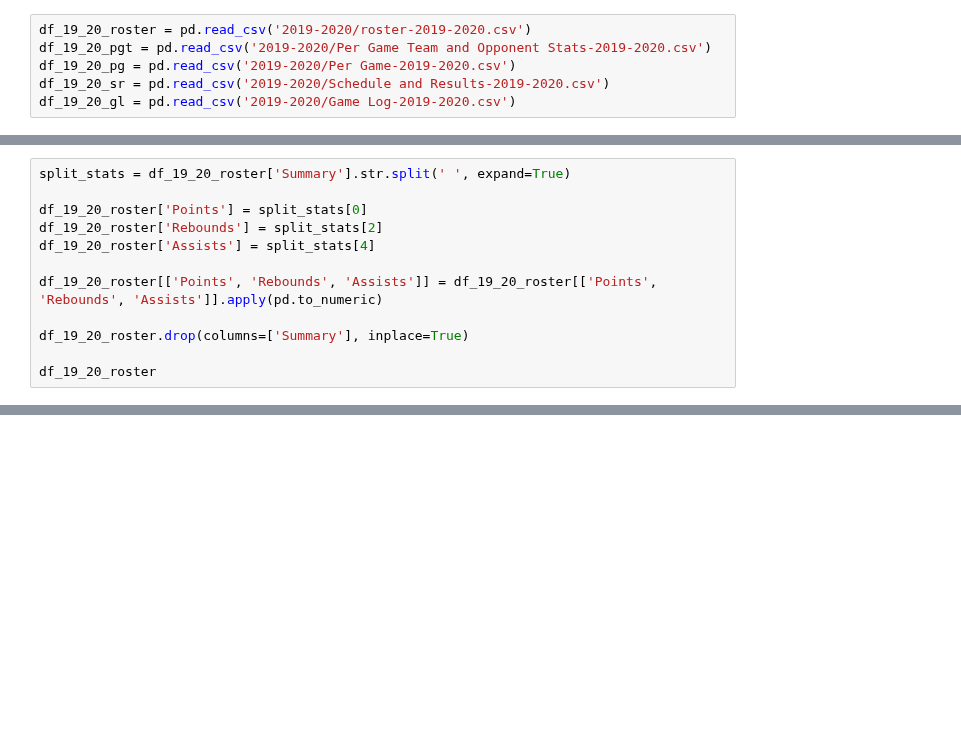
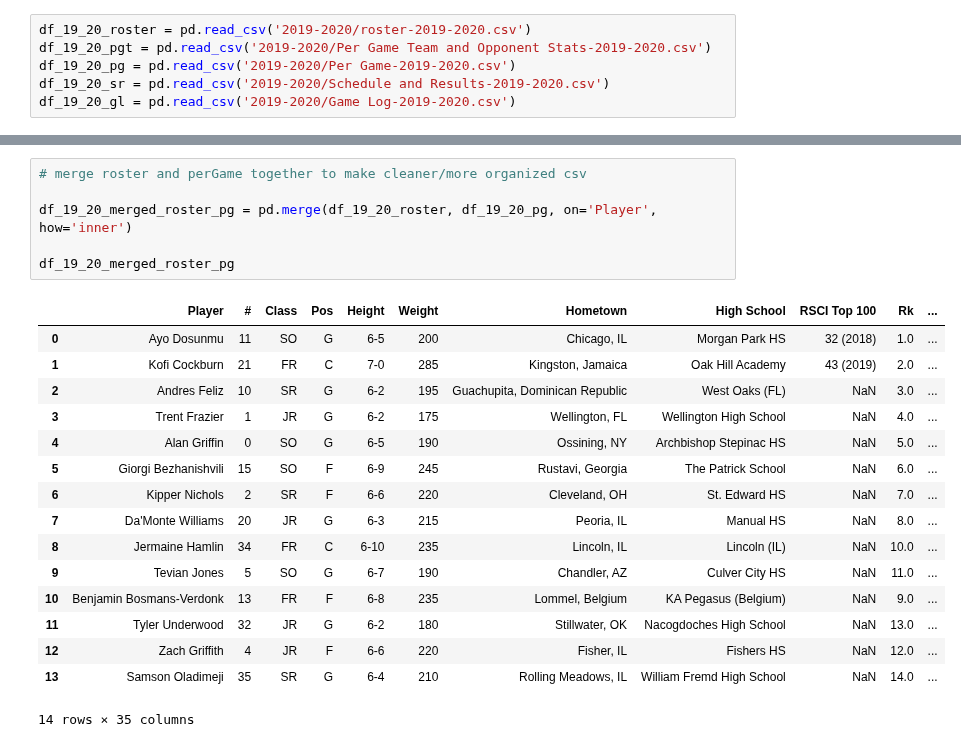
Before and after one commit to isaac-turk/DataDiveFa24, a Jupyter notebook: Chris-S-Cleaning.ipynb, the cells around one changed output, grey strips where cells are left out. Saved outputs shown, nothing was run; the diff lists cells and outputs as text; blank space fills up the shorter version.

Commit message:
combined roster and pergame

```diff
--- a/Chris-S-Cleaning.ipynb
+++ b/Chris-S-Cleaning.ipynb
@@ -29,15 +29,3 @@ df_19_20_roster
 | 11 | Tyler Underwood | 32 | JR | G | 6-2 | 180 | Stillwater, OK | Nacogdoches High School | NaN | 0.6 Pts, 0.2 Reb, 0.4 Ast |
 | 12 | Zach Griffith | 4 | JR | F | 6-6 | 220 | Fisher, IL | Fishers HS | NaN | 0.8 Pts, 0.5 Reb, 0.1 Ast |
 | 13 | Samson Oladimeji | 35 | SR | G | 6-4 | 210 | Rolling Meadows, IL | William Fremd High School | NaN | 0.3 Pts, 0.4 Reb, 0.0 Ast |
-# %%
-split_stats = df_19_20_roster['Summary'].str.split(' ', expand=True)
-
-df_19_20_roster['Points'] = split_stats[0]
-df_19_20_roster['Rebounds'] = split_stats[2]
-df_19_20_roster['Assists'] = split_stats[4]
-
-df_19_20_roster[['Points', 'Rebounds', 'Assists']] = df_19_20_roster[['Points', 'Rebounds', 'Assists']].apply(pd.to_numeric)
-
-df_19_20_roster.drop(columns=['Summary'], inplace=True)
-
-df_19_20_roster
@@ -103,0 +78,23 @@ df_19_20_pg
+# %%
+# merge roster and perGame together to make cleaner/more organized csv
+
+df_19_20_merged_roster_pg = pd.merge(df_19_20_roster, df_19_20_pg, on='Player', how='inner')
+
+df_19_20_merged_roster_pg
+# %% [output]
+|  | Player | # | Class | Pos | Height | Weight | Hometown | High School | RSCI Top 100 | Rk | ... |
+| 0 | Ayo Dosunmu | 11 | SO | G | 6-5 | 200 | Chicago, IL | Morgan Park HS | 32 (2018) | 1.0 | ... |
+| 1 | Kofi Cockburn | 21 | FR | C | 7-0 | 285 | Kingston, Jamaica | Oak Hill Academy | 43 (2019) | 2.0 | ... |
+| 2 | Andres Feliz | 10 | SR | G | 6-2 | 195 | Guachupita, Dominican Republic | West Oaks (FL) | NaN | 3.0 | ... |
+| 3 | Trent Frazier | 1 | JR | G | 6-2 | 175 | Wellington, FL | Wellington High School | NaN | 4.0 | ... |
+| 4 | Alan Griffin | 0 | SO | G | 6-5 | 190 | Ossining, NY | Archbishop Stepinac HS | NaN | 5.0 | ... |
+| 5 | Giorgi Bezhanishvili | 15 | SO | F | 6-9 | 245 | Rustavi, Georgia | The Patrick School | NaN | 6.0 | ... |
+| 6 | Kipper Nichols | 2 | SR | F | 6-6 | 220 | Cleveland, OH | St. Edward HS | NaN | 7.0 | ... |
+| 7 | Da'Monte Williams | 20 | JR | G | 6-3 | 215 | Peoria, IL | Manual HS | NaN | 8.0 | ... |
+| 8 | Jermaine Hamlin | 34 | FR | C | 6-10 | 235 | Lincoln, IL | Lincoln (IL) | NaN | 10.0 | ... |
+| 9 | Tevian Jones | 5 | SO | G | 6-7 | 190 | Chandler, AZ | Culver City HS | NaN | 11.0 | ... |
+| 10 | Benjamin Bosmans-Verdonk | 13 | FR | F | 6-8 | 235 | Lommel, Belgium | KA Pegasus (Belgium) | NaN | 9.0 | ... |
+| 11 | Tyler Underwood | 32 | JR | G | 6-2 | 180 | Stillwater, OK | Nacogdoches High School | NaN | 13.0 | ... |
+| 12 | Zach Griffith | 4 | JR | F | 6-6 | 220 | Fisher, IL | Fishers HS | NaN | 12.0 | ... |
+| 13 | Samson Oladimeji | 35 | SR | G | 6-4 | 210 | Rolling Meadows, IL | William Fremd High School | NaN | 14.0 | ... |
+14 rows × 35 columns
```
Also changed, not shown: parts of 7 cells of this notebook, 1 other file.
